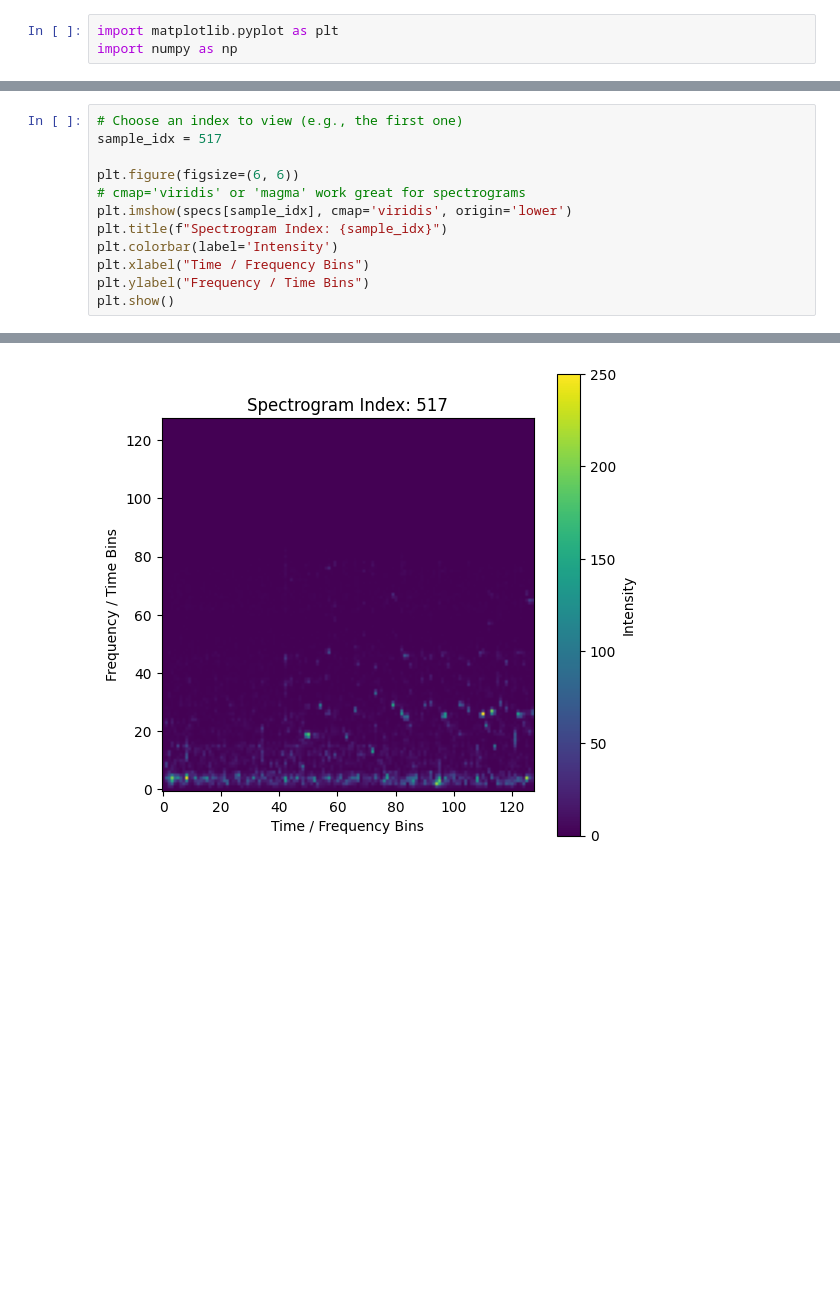
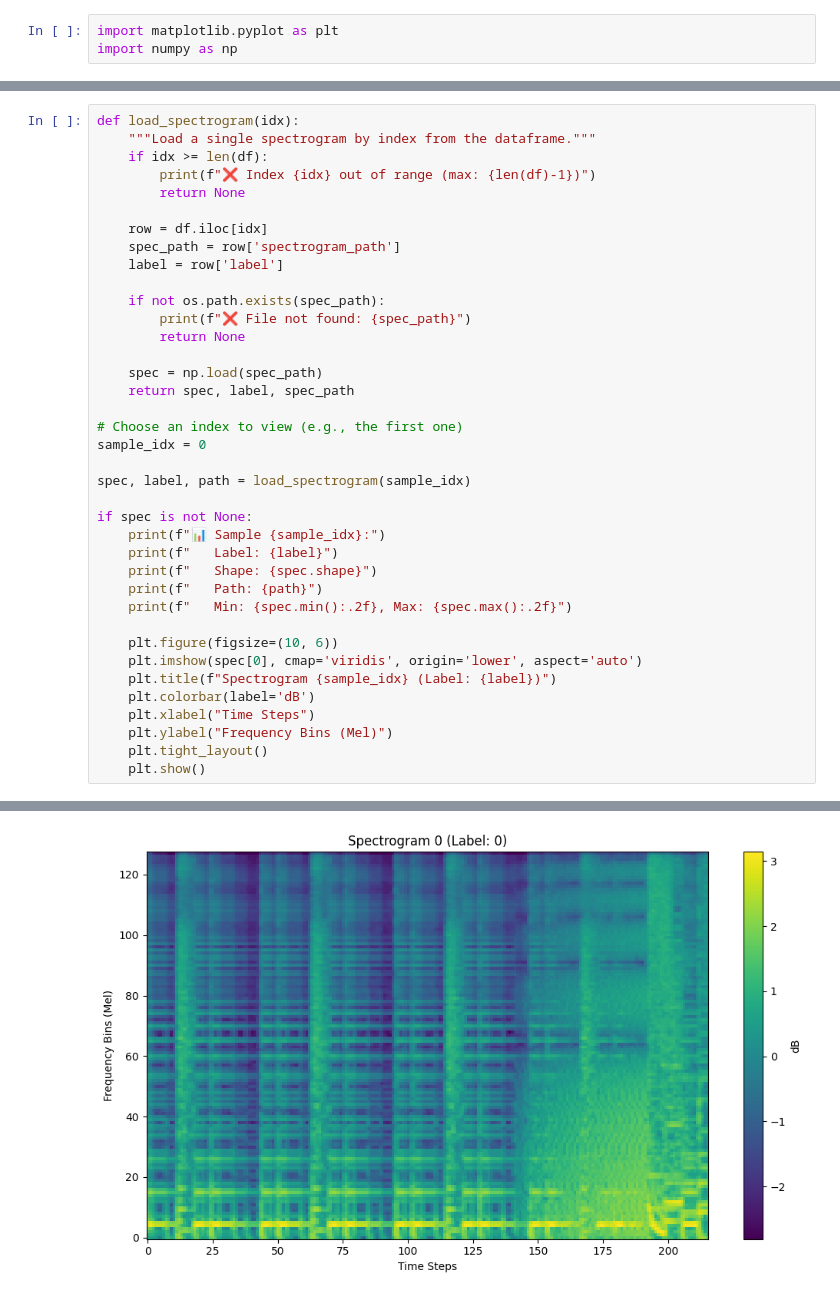
Before and after one commit to sereneThePity/aigm-classifier, a Jupyter notebook: notebooks/visualization.ipynb, the cells around one changed output, grey strips where cells are left out. Cells and saved outputs as stored; diff of their text form; blank space fills up the shorter version.

Commit message:
precomputing specs instead of on the fly processing; 22khz sr change

```diff
--- a/notebooks/visualization.ipynb
+++ b/notebooks/visualization.ipynb
@@ -7,13 +57,39 @@ specs = np.load(f"{data_dir}/processed/intermediate_activations_conv6_specs.npy"
 # %%
+def load_spectrogram(idx):
+    """Load a single spectrogram by index from the dataframe."""
+    if idx >= len(df):
+        print(f"❌ Index {idx} out of range (max: {len(df)-1})")
+        return None
+
+    row = df.iloc[idx]
+    spec_path = row['spectrogram_path']
+    label = row['label']
+
+    if not os.path.exists(spec_path):
+        print(f"❌ File not found: {spec_path}")
+        return None
+
+    spec = np.load(spec_path)
+    return spec, label, spec_path
+
 # Choose an index to view (e.g., the first one)
-sample_idx = 517
+sample_idx = 0
 
-plt.figure(figsize=(6, 6))
-# cmap='viridis' or 'magma' work great for spectrograms
-plt.imshow(specs[sample_idx], cmap='viridis', origin='lower')
-plt.title(f"Spectrogram Index: {sample_idx}")
-plt.colorbar(label='Intensity')
-plt.xlabel("Time / Frequency Bins")
-plt.ylabel("Frequency / Time Bins")
-plt.show()
+spec, label, path = load_spectrogram(sample_idx)
+
+if spec is not None:
+    print(f"📊 Sample {sample_idx}:")
+    print(f"   Label: {label}")
+    print(f"   Shape: {spec.shape}")
+    print(f"   Path: {path}")
+    print(f"   Min: {spec.min():.2f}, Max: {spec.max():.2f}")
+
+    plt.figure(figsize=(10, 6))
+    plt.imshow(spec[0], cmap='viridis', origin='lower', aspect='auto')
+    plt.title(f"Spectrogram {sample_idx} (Label: {label})")
+    plt.colorbar(label='dB')
+    plt.xlabel("Time Steps")
+    plt.ylabel("Frequency Bins (Mel)")
+    plt.tight_layout()
+    plt.show()
 # %% [output]
@@ -20 +101 @@ plt.show()
-[figure, old version]
+[figure, new version]
```
Also changed, not shown: parts of 6 cells of this notebook, 6 other files.
